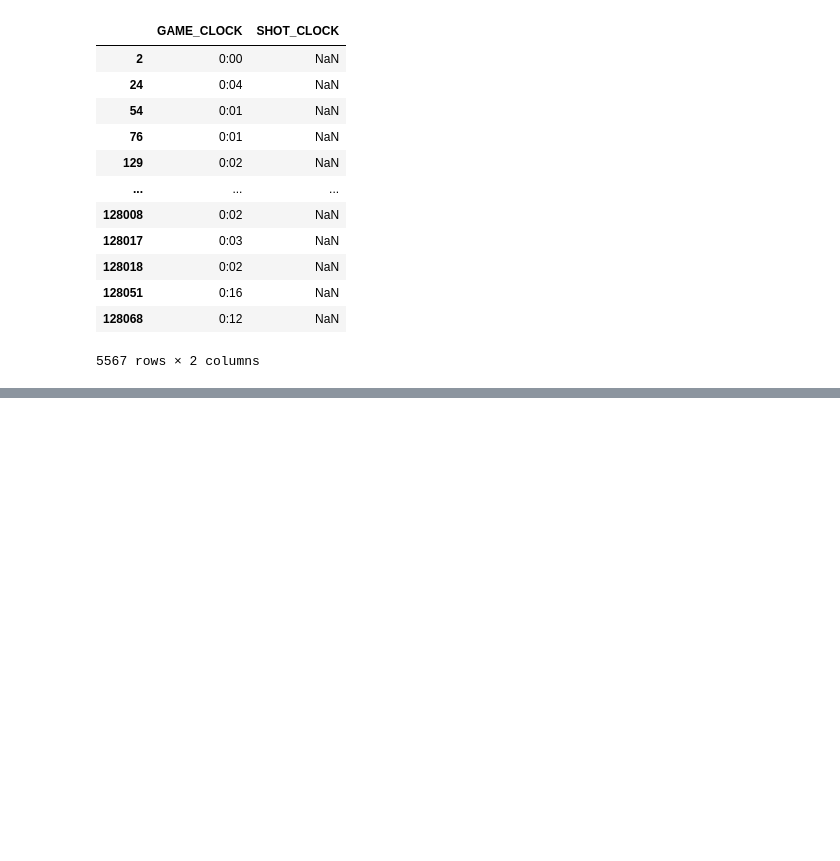
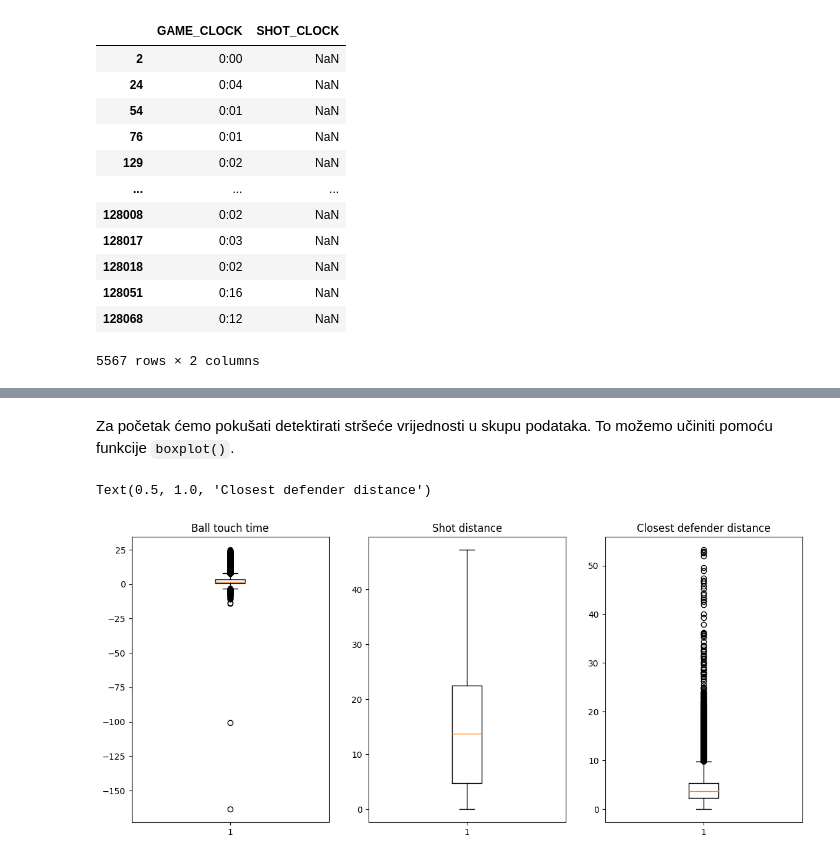
Before and after one commit to iva-maria/UZOP-projekt-2022-23, a Jupyter notebook: UZOP-projekt-0036522537.ipynb, the cells around one changed output, grey strips where cells are left out. Saved outputs shown, nothing was run; the diff lists cells and outputs as text; code cells hidden in the pictures; blank space fills up the shorter version.

```diff
--- a/UZOP-projekt-0036522537.ipynb
+++ b/UZOP-projekt-0036522537.ipynb
@@ -170,0 +178,5 @@ dataset_tmp.head()
+# %%
+mask = (dataset['SHOT_CLOCK'].isna())
+dataset.loc[mask, "SHOT_CLOCK"] = dataset.loc[mask, "GAME_CLOCK"]
+
+dataset.head()
@@ -172,0 +194,8 @@ Vidimo da u stupcu `SHOT_CLOCK` više nema nedostajućih vrijednosti, već su on
+# %%
+mask = (dataset['W'] == 'W')
+dataset.loc[mask, "W"] = 1
+
+mask = (dataset['W'] == 'L')
+dataset.loc[mask, "W"] = 0
+
+dataset.head()
@@ -172,0 +211,14 @@ Vidimo da u stupcu `SHOT_CLOCK` više nema nedostajućih vrijednosti, već su on
+# %%
+mask = (dataset['LOCATION'] == 'H')
+dataset.loc[mask, "LOCATION"] = 1
+
+mask = (dataset['LOCATION'] == 'A')
+dataset.loc[mask, "LOCATION"] = 0
+
+mask = (dataset['SHOT_RESULT'] == 'made')
+dataset.loc[mask, "SHOT_RESULT"] = 1
+
+mask = (dataset['SHOT_RESULT'] == 'missed')
+dataset.loc[mask, "SHOT_RESULT"] = 0
+
+dataset.head()
@@ -172,0 +234,2 @@ Vidimo da u stupcu `SHOT_CLOCK` više nema nedostajućih vrijednosti, već su on
+# %%
+dataset.drop(('FGM'), axis=1, inplace=True)
@@ -172,0 +248,14 @@ Vidimo da u stupcu `SHOT_CLOCK` više nema nedostajućih vrijednosti, već su on
+# %% [markdown]
+Za početak ćemo pokušati detektirati stršeće vrijednosti u skupu podataka. To možemo učiniti pomoću funkcije `boxplot()`.
+# %%
+fig, ax = plt.subplots(1, 3)
+fig.set_size_inches(14, 6)
+ax[0].boxplot(dataset['TOUCH_TIME'])
+ax[0].set_title("Ball touch time")
+ax[1].boxplot(dataset['SHOT_DIST'])
+ax[1].set_title("Shot distance")
+ax[2].boxplot(dataset['CLOSE_DEF_DIST'])
+ax[2].set_title("Closest defender distance")
+# %% [output]
+Text(0.5, 1.0, 'Closest defender distance')
+[figure, added]
```
Also changed, not shown: parts of 26 cells of this notebook.
